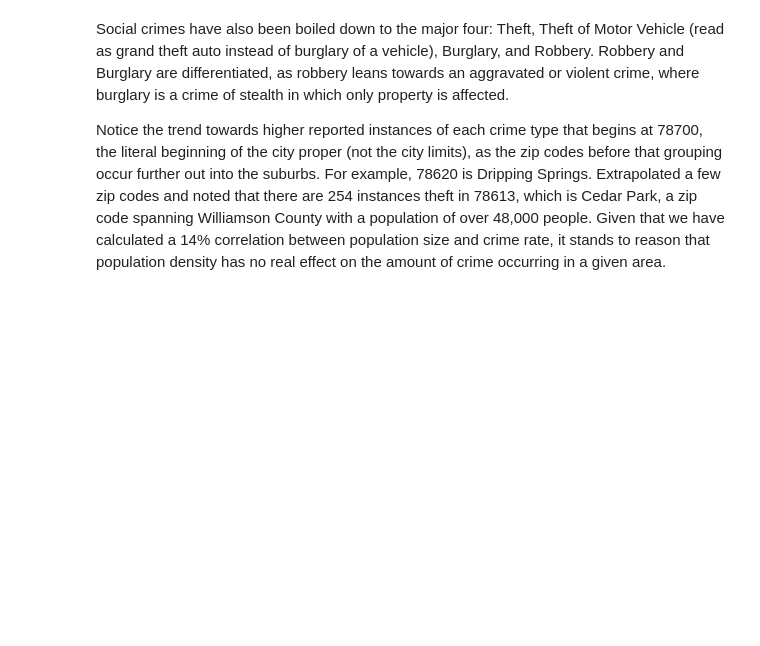
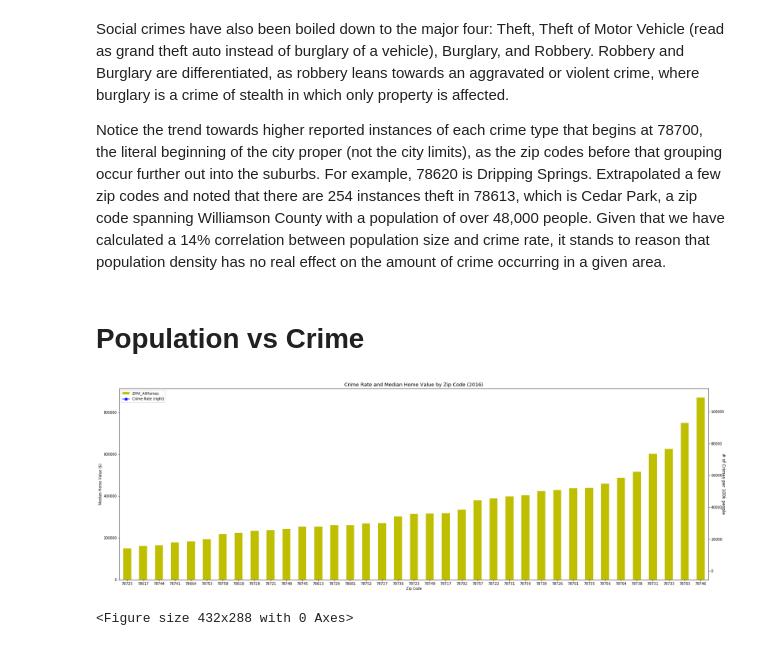
Before and after one commit to AshleyMcGee/atx_crime_analysis, a Jupyter notebook: robert_mcalmon/ATX_Crime_Analysis.ipynb, the cells around one changed output. Cells and saved outputs as stored; diff of their text form; code cells hidden in the pictures; blank space fills up the shorter version.

```diff
--- a/robert_mcalmon/ATX_Crime_Analysis.ipynb
+++ b/robert_mcalmon/ATX_Crime_Analysis.ipynb
@@ -432,3 +439,24 @@ plt.show()
 Social crimes have also been boiled down to the major four: Theft, Theft of Motor Vehicle (read as grand theft auto instead of burglary of a vehicle), Burglary, and Robbery. Robbery and Burglary are differentiated, as robbery leans towards an aggravated or violent crime, where burglary is a crime of stealth in which only property is affected.
 
 Notice the trend towards higher reported instances of each crime type that begins at 78700, the literal beginning of the city proper (not the city limits), as the zip codes before that grouping occur further out into the suburbs. For example, 78620 is Dripping Springs. Extrapolated a few zip codes and noted that there are 254 instances theft in 78613, which is Cedar Park, a zip code spanning Williamson County with a population of over 48,000 people. Given that we have calculated a 14% correlation between population size and crime rate, it stands to reason that population density has no real effect on the amount of crime occurring in a given area.
+# %% [markdown]
+# Population vs Crime
+# %%
+zillow_file = zillow_df.merge(rates_df.drop(labels=['Lat', 'Lng'], axis=1), on=['year', 'Zip Code'])
+# %%
+zillow_file = zillow_file[zillow_file['year'] == 2016].drop(labels='year', axis=1)
+# %%
+zillow_new = zillow_file
+# %%
+zillow_new= zillow_new.sort_values(['ZHVI_AllHomes'], ascending=[True])
+# %%
+ax1 = zillow_new.plot('Zip Code','ZHVI_AllHomes',kind='bar', color = 'y',figsize=(30, 10))
+zillow_new.plot('Zip Code','Crime Rate',kind='line', style =['bs-'], secondary_y=True, ax=ax1)
+ax1.set_ylabel('Median Home Value ($)', fontsize=10)
+plt.ylabel('# of Crimes per 100k people', fontsize=12, rotation=-90)
+plt.title("Crime Rate and Median Home Value by Zip Code (2016)", fontsize=14)
+# plt.savefig('idk.png', bbox_inches='tight')
+fig = plt.figure()
+# %% [output]
+[figure, added]
+<Figure size 432x288 with 0 Axes>
```
Also changed, not shown: parts of 15 cells of this notebook.
